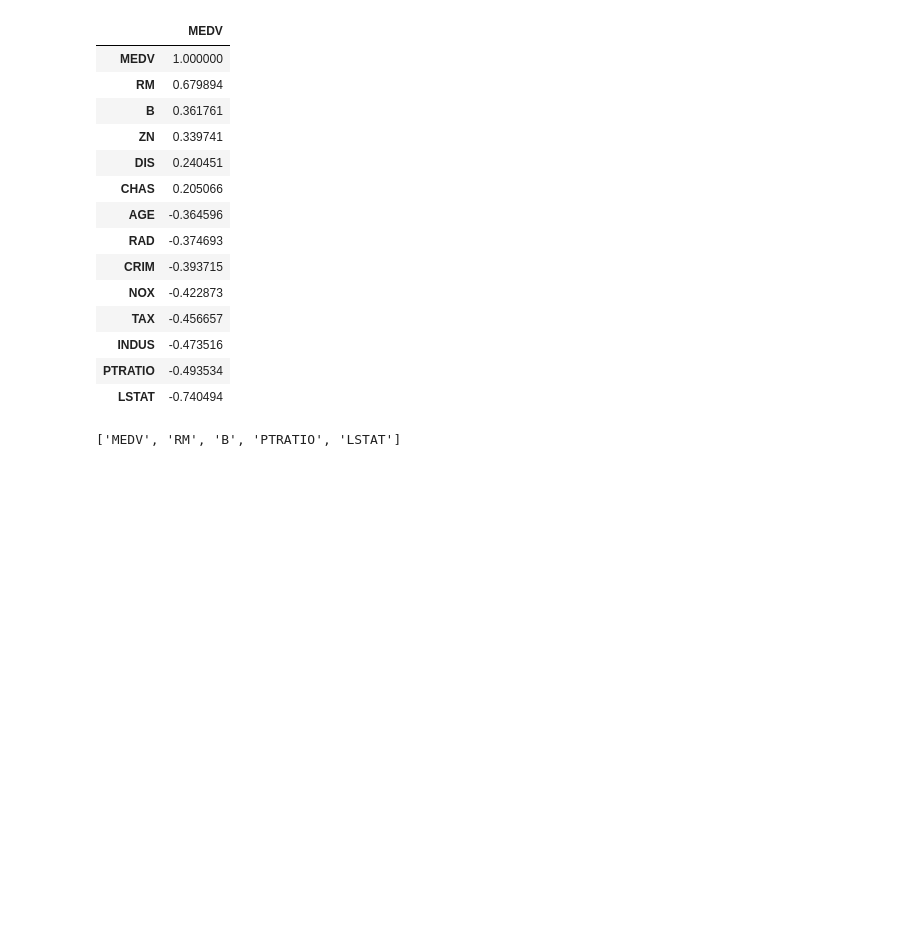
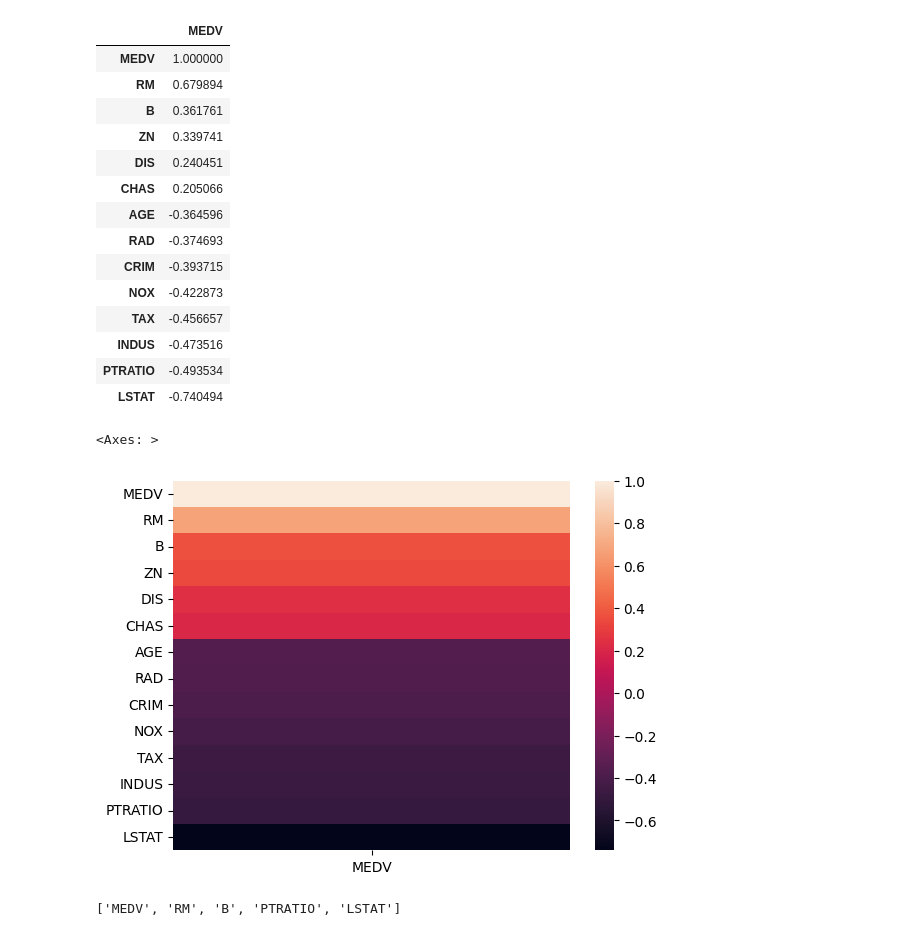
Before and after one commit to deepakyadavfad/realEstatePricePredictor, a Jupyter notebook: housing.ipynb, the cells around one changed output. Saved outputs shown, nothing was run; the diff lists cells and outputs as text; code cells hidden in the pictures; blank space fills up the shorter version.

```diff
--- a/housing.ipynb
+++ b/housing.ipynb
@@ -222,6 +255,11 @@ correlation_df
 | INDUS | -0.473516 |
 | PTRATIO | -0.493534 |
 | LSTAT | -0.740494 |
+# %%
+sns.heatmap(data=correlation_df)
+# %% [output]
+<Axes: >
+[figure, added]
 # %%
 strong_features_list=correlation_df.iloc[[0,1,2,-2,-1]].index.tolist()
 strong_features_list
```
Also changed, not shown: parts of 33 cells of this notebook, 1 other file.
